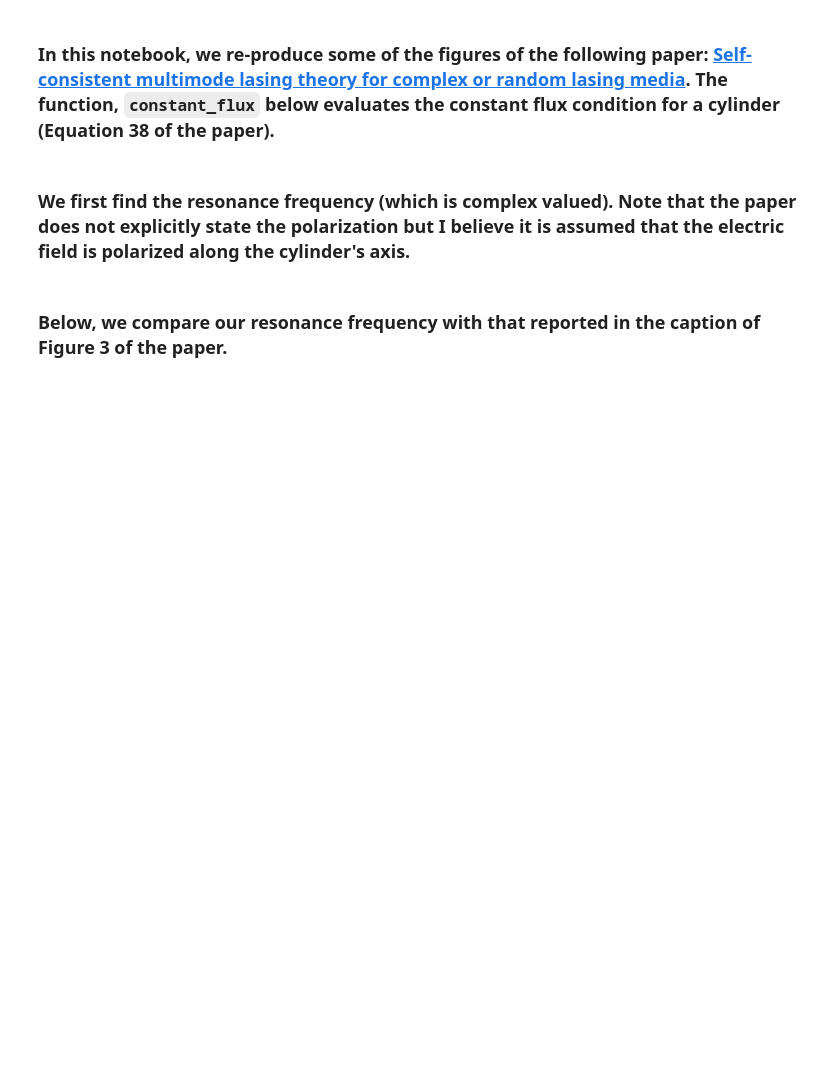
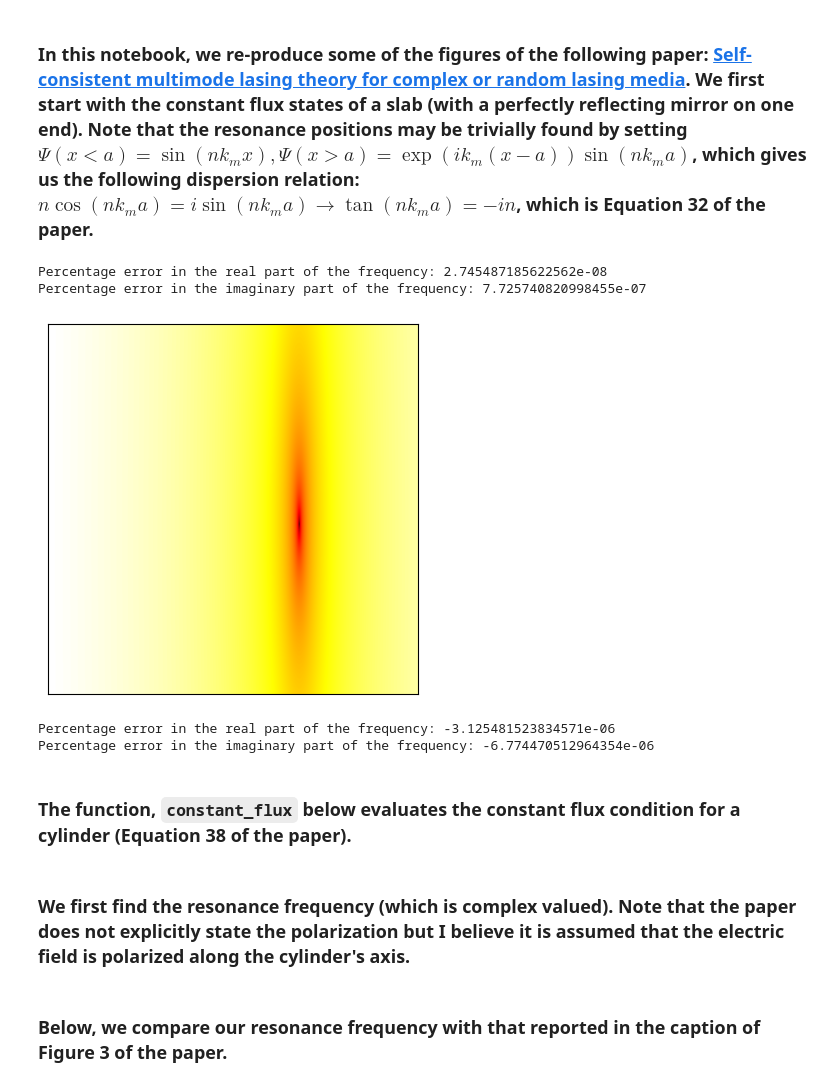
Before and after one commit to AliGhorashiCMT/Coherent-Perfect-Absorption, a Jupyter notebook: cylinders/constant_flux_states.ipynb, the cells around one changed output. Drawn from its saved outputs; the diff is of its cells as text; code cells hidden in the pictures; blank space fills up the shorter version.

Commit message:
constant flux for laser cavity

```diff
--- a/cylinders/constant_flux_states.ipynb
+++ b/cylinders/constant_flux_states.ipynb
@@ -12,7 +12,51 @@ warnings.filterwarnings("ignore")
 from utils import h_z_cpa, h_z_cpa_denominator, h_z_cpa_numerator, e_z_cpa, e_z_cpa_numerator, hl2_prime, hl1_prime, hbar, c, alpha, graphene_conductivity
 plt.rc('font', size=14)          # controls default text sizes
 # %% [markdown]
-### In this notebook, we re-produce some of the figures of the following paper: [Self-consistent multimode lasing theory for complex or random lasing media](https://journals.aps.org/pra/pdf/10.1103/PhysRevA.74.043822?casa_token=hjAL2eDIFCMAAAAA%3A8Rq65VMyIWZsy_5yMTCO9tiBT2oXJnqNovmy7C0t-0IX18L9AVcAmKxCZ63-J6XEZQ9aBLaiS1nKxps). The function, `constant_flux` below evaluates the constant flux condition for a cylinder (Equation 38 of the paper).
+### In this notebook, we re-produce some of the figures of the following paper: [Self-consistent multimode lasing theory for complex or random lasing media](https://journals.aps.org/pra/pdf/10.1103/PhysRevA.74.043822?casa_token=hjAL2eDIFCMAAAAA%3A8Rq65VMyIWZsy_5yMTCO9tiBT2oXJnqNovmy7C0t-0IX18L9AVcAmKxCZ63-J6XEZQ9aBLaiS1nKxps). We first start with the constant flux states of a slab (with a perfectly reflecting mirror on one end). Note that the resonance positions may be trivially found by setting $\Psi(x<a)=\sin(n k_m x), \Psi(x>a)=\exp(ik_m (x-a))\sin(nk_m a)$, which gives us the following dispersion relation: $n\cos(nk_m a)=i\sin(n k_m a) \rightarrow \tan(nk_m a)=-i n$, which is **Equation 32** of the paper.
+# %%
+def slab_resonance(m, n): # m indexes the mode number, n is the index of refraction
+    return (pi/n)*(m+1/2)-(1j/(2*n))*log((n+1)/(n-1))
+
+def constant_flux_slab(n, k, k_m):
+    return tan(n*k_m) + 1j*n*k_m/k
+# %%
+slab_qnm_frequency_paper = 11.51917306-0.53647930j
+n = 1.5; m = 5
+slab_qnm_frequency = slab_resonance(m, n)
+percentage_diff_real = 100*(slab_qnm_frequency.real - slab_qnm_frequency_paper.real)/slab_qnm_frequency_paper.real
+percentage_diff_imag = 100*(slab_qnm_frequency.imag - slab_qnm_frequency_paper.imag)/slab_qnm_frequency_paper.imag;
+print(f"Percentage error in the real part of the frequency: {percentage_diff_real}")
+print(f"Percentage error in the imaginary part of the frequency: {percentage_diff_imag}")
+# %% [output]
+Percentage error in the real part of the frequency: 2.745487185622562e-08
+Percentage error in the imaginary part of the frequency: 7.725740820998455e-07
+# %%
+N_real = 2000 # number of sampled points for the real part of the frequency
+N_imag = 2000 # number of sampled points for the imaginary part of the frequency
+
+k_m_real = linspace(11.554, 11.556, N_real); k_m_imag = linspace(-0.5311, -0.5309, N_imag)
+k_m = k_m_real.reshape((N_real, 1)).repeat(N_imag, axis=1)+1j*k_m_imag.reshape((1, N_imag)).repeat(N_real, axis=0)
+constant_flux_condition = constant_flux_slab(n, slab_qnm_frequency.real, k_m) # Fix k to real part of qnm frequency. Sweep k_m in the complex frequency plane.
+# %%
+plt.imshow(log(np.abs(constant_flux_condition)**2).T, origin="lower", cmap="hot")
+plt.xticks([])
+plt.yticks([]);
+# %% [output]
+[figure, added]
+# %%
+constant_flux_idx = (np.abs(constant_flux_condition)**2).argmin();
+constant_flux_frequency_paper = 11.55535804-0.53100809j
+constant_flux_frequency = k_m.flatten()[constant_flux_idx]
+
+percentage_diff_real = 100*(constant_flux_frequency.real - constant_flux_frequency_paper.real)/constant_flux_frequency_paper.real
+percentage_diff_imag = 100*(constant_flux_frequency.imag - constant_flux_frequency_paper.imag)/constant_flux_frequency_paper.imag;
+print(f"Percentage error in the real part of the frequency: {percentage_diff_real}")
+print(f"Percentage error in the imaginary part of the frequency: {percentage_diff_imag}")
+# %% [output]
+Percentage error in the real part of the frequency: -3.125481523834571e-06
+Percentage error in the imaginary part of the frequency: -6.774470512964354e-06
+# %% [markdown]
+### The function, `constant_flux` below evaluates the constant flux condition for a cylinder (**Equation 38** of the paper).
 # %%
 def constant_flux(l, n, k, k_m): # angular momentum number, index of refraction, wavenumbers outside and inside the scatterer, respectively
     return n*k_m*jvp(l, n*k_m)*hankel1(l, k)-k*hl1_prime(l, k)*jv(l, n*k_m)
```
